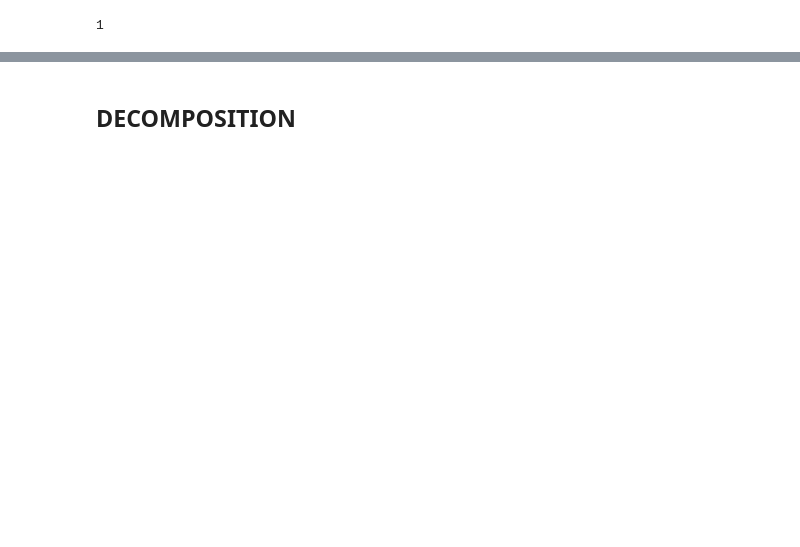
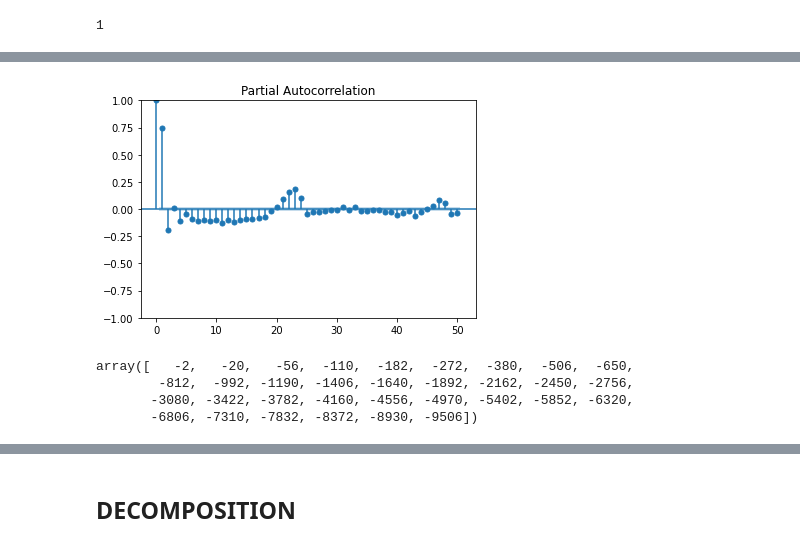
Before and after one commit to LeventSoykan/Analysis_IBB_Istanbul_Weather_Traffic_Dataset, a Jupyter notebook: analysis_hourly_figures.ipynb, the cells around one changed output, grey strips where cells are left out. Drawn from its saved outputs; the diff is of its cells as text; code cells hidden in the pictures; blank space fills up the shorter version.

```diff
--- a/analysis_hourly_figures.ipynb
+++ b/analysis_hourly_figures.ipynb
@@ -233,0 +239,11 @@ ModuleNotFoundError: No module named 'statsmodels.tsa.graphics'
+# %%
+plot_pacf(diff1.dropna().reset_index(drop=True), lags=50);
+# %% [output]
+[figure, added]
+# %%
+np.array([x-x**2 for x in range(2,100, 3)])
+# %% [output]
+array([   -2,   -20,   -56,  -110,  -182,  -272,  -380,  -506,  -650,
+        -812,  -992, -1190, -1406, -1640, -1892, -2162, -2450, -2756,
+       -3080, -3422, -3782, -4160, -4556, -4970, -5402, -5852, -6320,
+       -6806, -7310, -7832, -8372, -8930, -9506])
```
Also changed, not shown: parts of 9 cells of this notebook.
